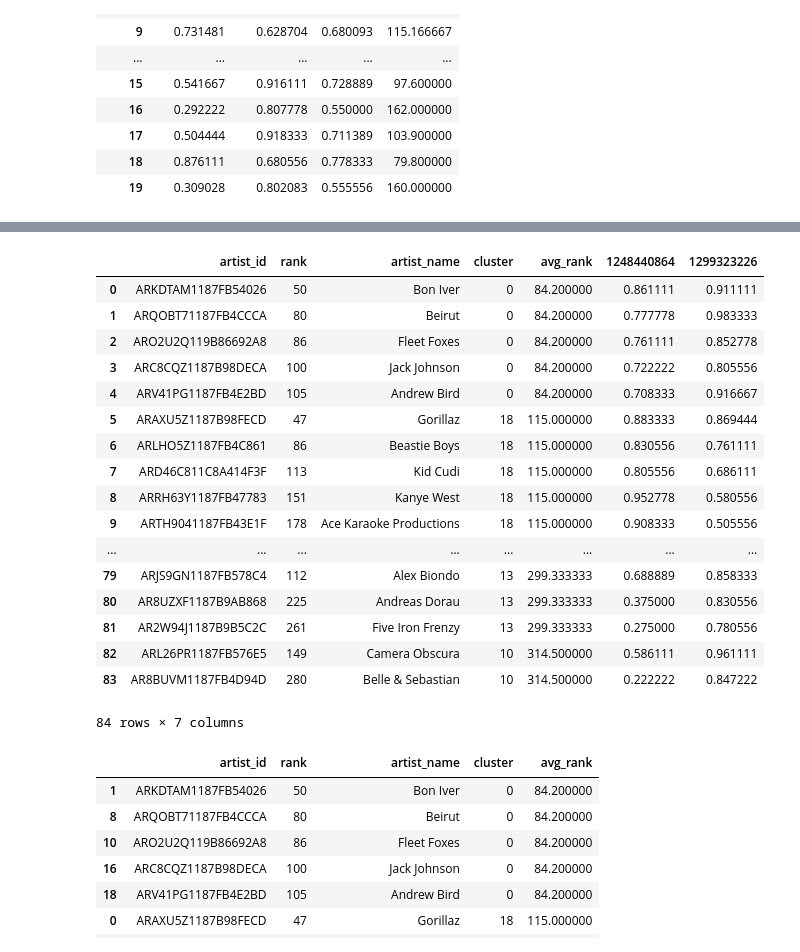
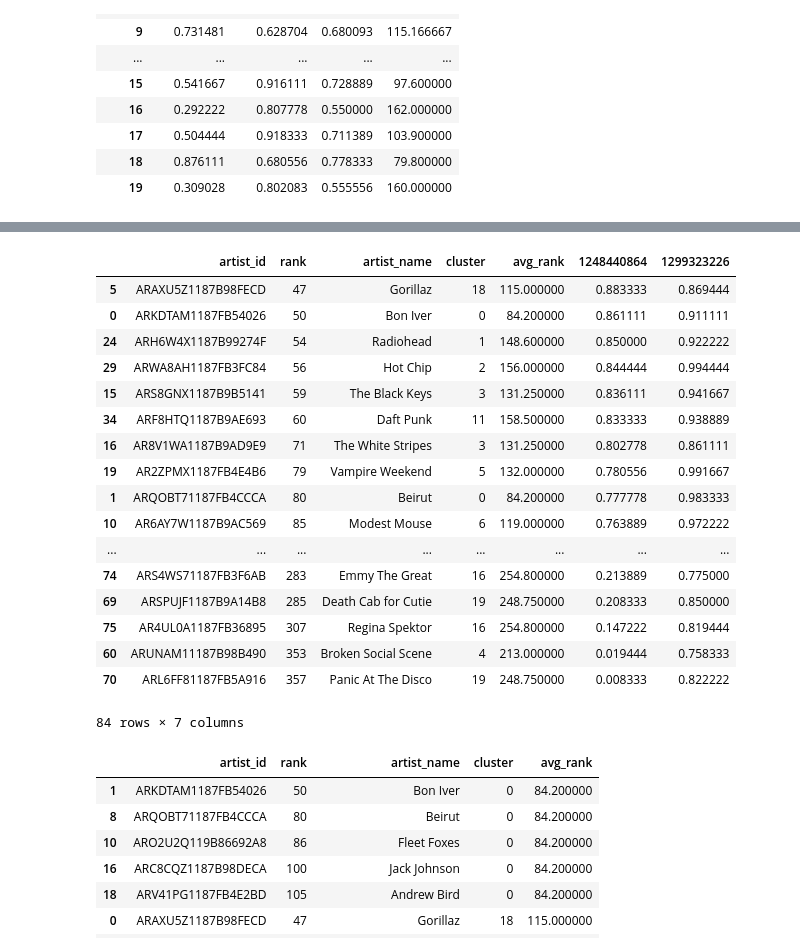
Before and after one commit to bsbell21/CapstoneProject, a Jupyter notebook: clustering_testing.ipynb, the cells around one changed output, grey strips where cells are left out. Saved outputs shown, nothing was run; the diff lists cells and outputs as text; code cells hidden in the pictures.

Commit message:
saturday work playlist names and user scores

```diff
--- a/clustering_testing.ipynb
+++ b/clustering_testing.ipynb
@@ -1891,23 +1963,23 @@ cluster_scores
 # %%
-pl2.playlist_seed_df.merge(pl2.tot_recs_lm_pivot.reset_index(), on = 'artist_id')
+pl2.playlist_seed_df.merge(pl2.tot_recs_lm_pivot.reset_index(), on = 'artist_id').sort('rank')
 # %% [output]
 |  | artist_id | rank | artist_name | cluster | avg_rank | 1248440864 | 1299323226 |
+| 5 | ARAXU5Z1187B98FECD | 47 | Gorillaz | 18 | 115.000000 | 0.883333 | 0.869444 |
 | 0 | ARKDTAM1187FB54026 | 50 | Bon Iver | 0 | 84.200000 | 0.861111 | 0.911111 |
+| 24 | ARH6W4X1187B99274F | 54 | Radiohead | 1 | 148.600000 | 0.850000 | 0.922222 |
+| 29 | ARWA8AH1187FB3FC84 | 56 | Hot Chip | 2 | 156.000000 | 0.844444 | 0.994444 |
+| 15 | ARS8GNX1187B9B5141 | 59 | The Black Keys | 3 | 131.250000 | 0.836111 | 0.941667 |
+| 34 | ARF8HTQ1187B9AE693 | 60 | Daft Punk | 11 | 158.500000 | 0.833333 | 0.938889 |
+| 16 | AR8V1WA1187B9AD9E9 | 71 | The White Stripes | 3 | 131.250000 | 0.802778 | 0.861111 |
+| 19 | AR2ZPMX1187FB4E4B6 | 79 | Vampire Weekend | 5 | 132.000000 | 0.780556 | 0.991667 |
 | 1 | ARQOBT71187FB4CCCA | 80 | Beirut | 0 | 84.200000 | 0.777778 | 0.983333 |
-| 2 | ARO2U2Q119B86692A8 | 86 | Fleet Foxes | 0 | 84.200000 | 0.761111 | 0.852778 |
-| 3 | ARC8CQZ1187B98DECA | 100 | Jack Johnson | 0 | 84.200000 | 0.722222 | 0.805556 |
-| 4 | ARV41PG1187FB4E2BD | 105 | Andrew Bird | 0 | 84.200000 | 0.708333 | 0.916667 |
-| 5 | ARAXU5Z1187B98FECD | 47 | Gorillaz | 18 | 115.000000 | 0.883333 | 0.869444 |
-| 6 | ARLHO5Z1187FB4C861 | 86 | Beastie Boys | 18 | 115.000000 | 0.830556 | 0.761111 |
-| 7 | ARD46C811C8A414F3F | 113 | Kid Cudi | 18 | 115.000000 | 0.805556 | 0.686111 |
-| 8 | ARRH63Y1187FB47783 | 151 | Kanye West | 18 | 115.000000 | 0.952778 | 0.580556 |
-| 9 | ARTH9041187FB43E1F | 178 | Ace Karaoke Productions | 18 | 115.000000 | 0.908333 | 0.505556 |
+| 10 | AR6AY7W1187B9AC569 | 85 | Modest Mouse | 6 | 119.000000 | 0.763889 | 0.972222 |
 | ... | ... | ... | ... | ... | ... | ... | ... |
-| 79 | ARJS9GN1187FB578C4 | 112 | Alex Biondo | 13 | 299.333333 | 0.688889 | 0.858333 |
-| 80 | AR8UZXF1187B9AB868 | 225 | Andreas Dorau | 13 | 299.333333 | 0.375000 | 0.830556 |
-| 81 | AR2W94J1187B9B5C2C | 261 | Five Iron Frenzy | 13 | 299.333333 | 0.275000 | 0.780556 |
-| 82 | ARL26PR1187FB576E5 | 149 | Camera Obscura | 10 | 314.500000 | 0.586111 | 0.961111 |
-| 83 | AR8BUVM1187FB4D94D | 280 | Belle & Sebastian | 10 | 314.500000 | 0.222222 | 0.847222 |
+| 74 | ARS4WS71187FB3F6AB | 283 | Emmy The Great | 16 | 254.800000 | 0.213889 | 0.775000 |
+| 69 | ARSPUJF1187B9A14B8 | 285 | Death Cab for Cutie | 19 | 248.750000 | 0.208333 | 0.850000 |
+| 75 | AR4UL0A1187FB36895 | 307 | Regina Spektor | 16 | 254.800000 | 0.147222 | 0.819444 |
+| 60 | ARUNAM11187B98B490 | 353 | Broken Social Scene | 4 | 213.000000 | 0.019444 | 0.758333 |
+| 70 | ARL6FF81187FB5A916 | 357 | Panic At The Disco | 19 | 248.750000 | 0.008333 | 0.822222 |
 84 rows × 7 columns
 # %%
 pl2.playlist_seed_df.merge(pl2.tot_recs_lm_pivot, on
```
Also changed, not shown: parts of 49 cells of this notebook, 2 other files.
